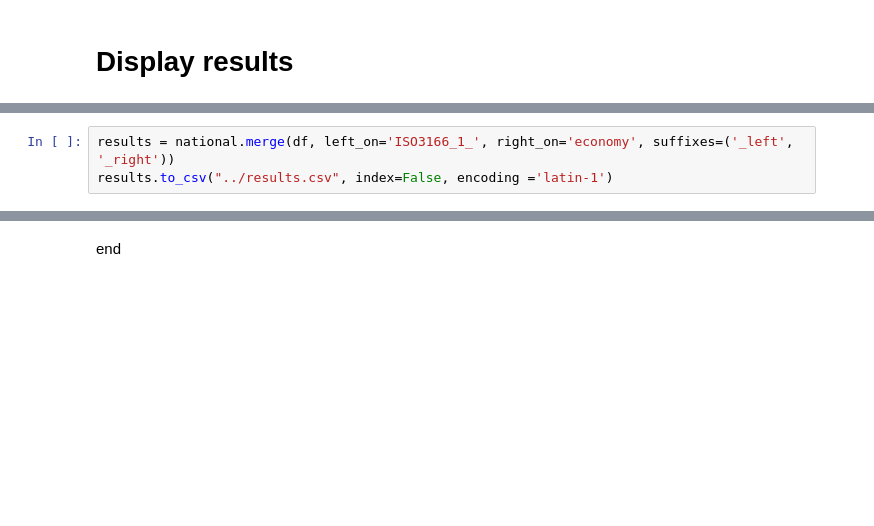
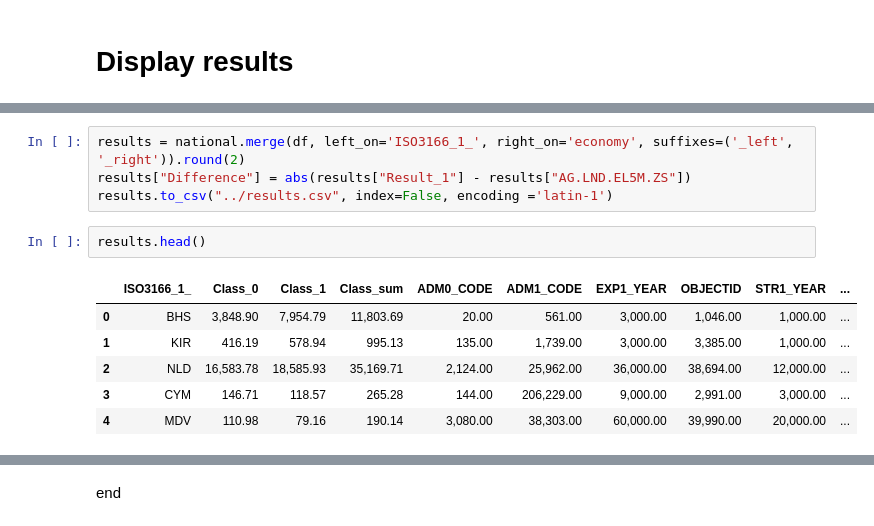
Before and after one commit to JavierParada/JavierParada.github.io, a Jupyter notebook: EL5M/EL5M_01_Notebook.ipynb, the cells around one changed output, grey strips where cells are left out. Saved outputs shown, nothing was run; the diff lists cells and outputs as text; blank space fills up the shorter version.

```diff
--- a/EL5M/EL5M_01_Notebook.ipynb
+++ b/EL5M/EL5M_01_Notebook.ipynb
@@ -479,5 +482,15 @@ fig.write_html("../../EL5M_Area_MERIT.html")
 # %% [output]
 [interactive output not drawn]
 # %%
-results = national.merge(df, left_on='ISO3166_1_', right_on='economy', suffixes=('_left', '_right'))
+results = national.merge(df, left_on='ISO3166_1_', right_on='economy', suffixes=('_left', '_right')).round(2)
+results["Difference"] = abs(results["Result_1"] - results["AG.LND.EL5M.ZS"])
 results.to_csv("../results.csv", index=False, encoding ='latin-1')
+# %%
+results.head()
+# %% [output]
+|  | ISO3166_1_ | Class_0 | Class_1 | Class_sum | ADM0_CODE | ADM1_CODE | EXP1_YEAR | OBJECTID | STR1_YEAR | ... |
+| 0 | BHS | 3,848.90 | 7,954.79 | 11,803.69 | 20.00 | 561.00 | 3,000.00 | 1,046.00 | 1,000.00 | ... |
+| 1 | KIR | 416.19 | 578.94 | 995.13 | 135.00 | 1,739.00 | 3,000.00 | 3,385.00 | 1,000.00 | ... |
+| 2 | NLD | 16,583.78 | 18,585.93 | 35,169.71 | 2,124.00 | 25,962.00 | 36,000.00 | 38,694.00 | 12,000.00 | ... |
+| 3 | CYM | 146.71 | 118.57 | 265.28 | 144.00 | 206,229.00 | 9,000.00 | 2,991.00 | 3,000.00 | ... |
+| 4 | MDV | 110.98 | 79.16 | 190.14 | 3,080.00 | 38,303.00 | 60,000.00 | 39,990.00 | 20,000.00 | ... |
```
Also changed, not shown: parts of 5 cells of this notebook, 1 other file.
